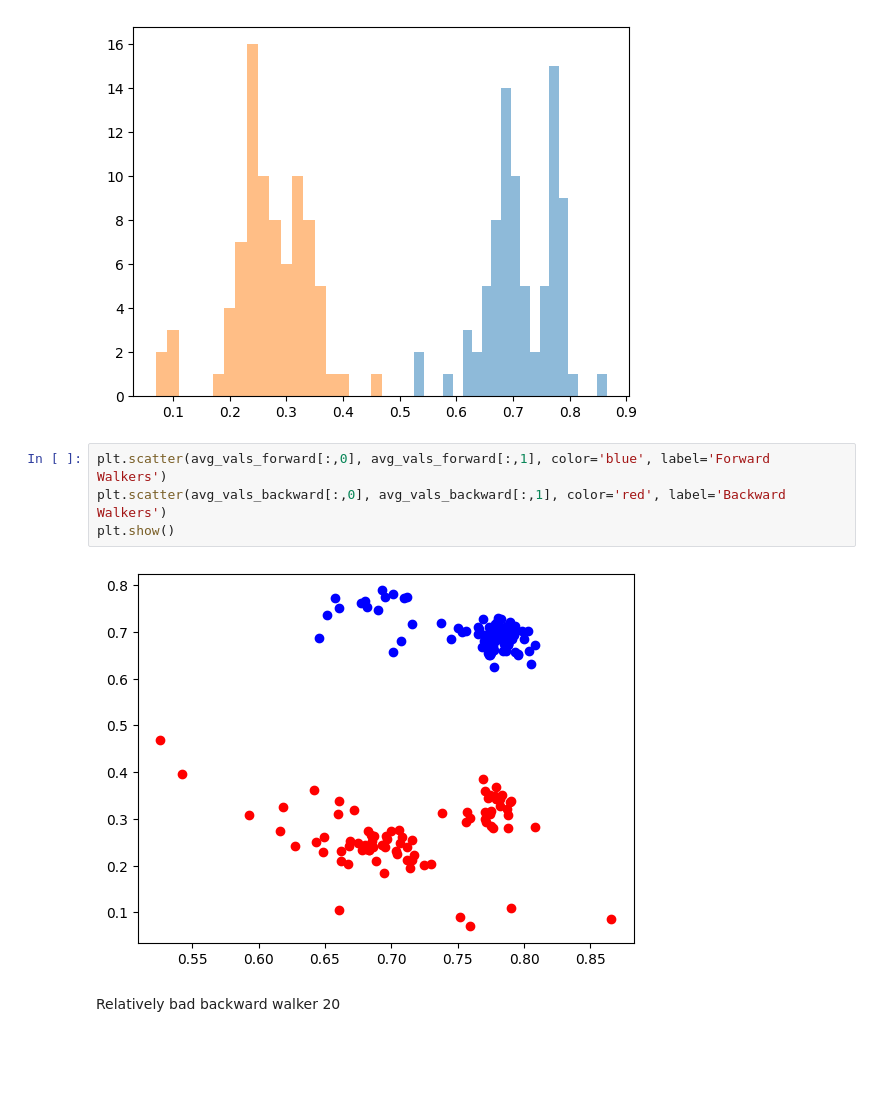
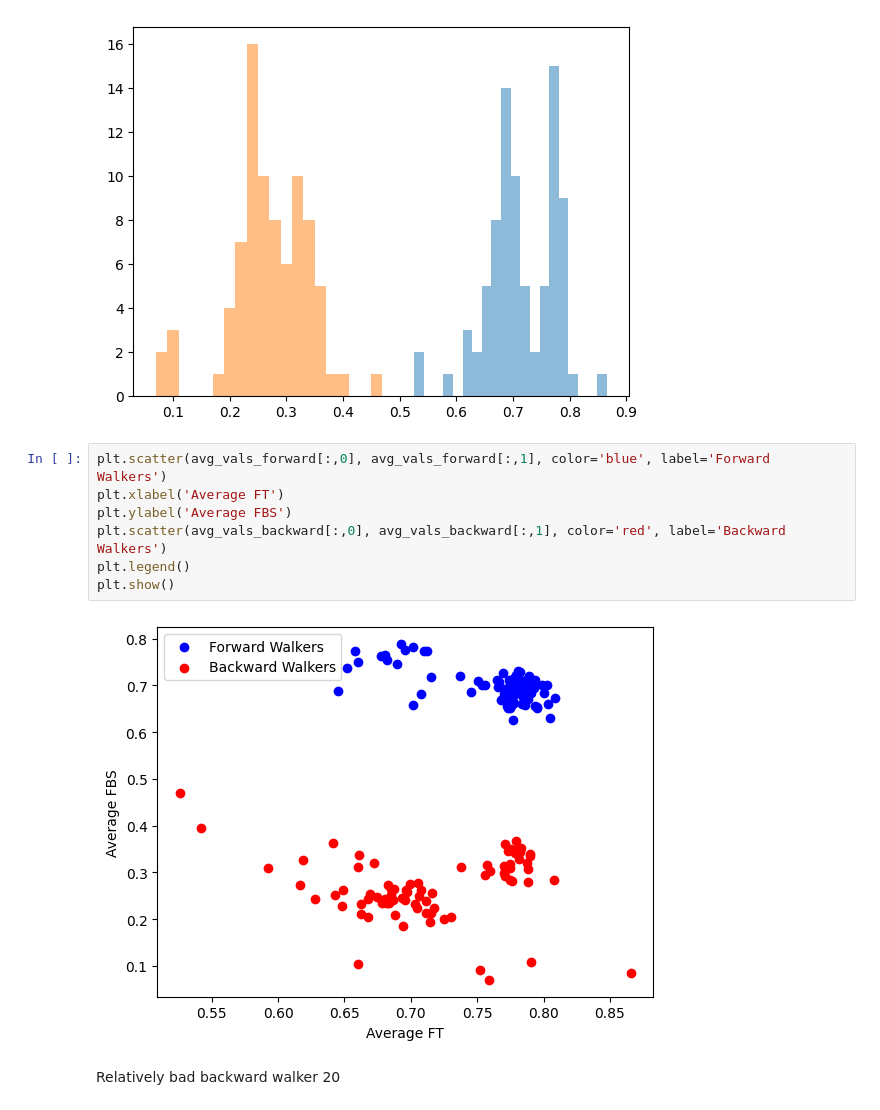
Before and after one commit to ljstolting/homeostasis-of-flexible-behavior, a Jupyter notebook: PreliminaryResults.ipynb, the cells around one changed output. Cells and saved outputs as stored; diff of their text form; blank space fills up the shorter version.

```diff
--- a/PreliminaryResults.ipynb
+++ b/PreliminaryResults.ipynb
@@ -94,10 +94,13 @@ plt.show()
 [figure]
 # %%
 plt.scatter(avg_vals_forward[:,0], avg_vals_forward[:,1], color='blue', label='Forward Walkers')
+plt.xlabel('Average FT')
+plt.ylabel('Average FBS')
 plt.scatter(avg_vals_backward[:,0], avg_vals_backward[:,1], color='red', label='Backward Walkers')
+plt.legend()
 plt.show()
 # %% [output]
-[figure, old version]
+[figure, new version]
 # %% [markdown]
 Relatively bad backward walker 20
 # %%
```
Also changed, not shown: parts of 10 cells of this notebook, 21 other files.
